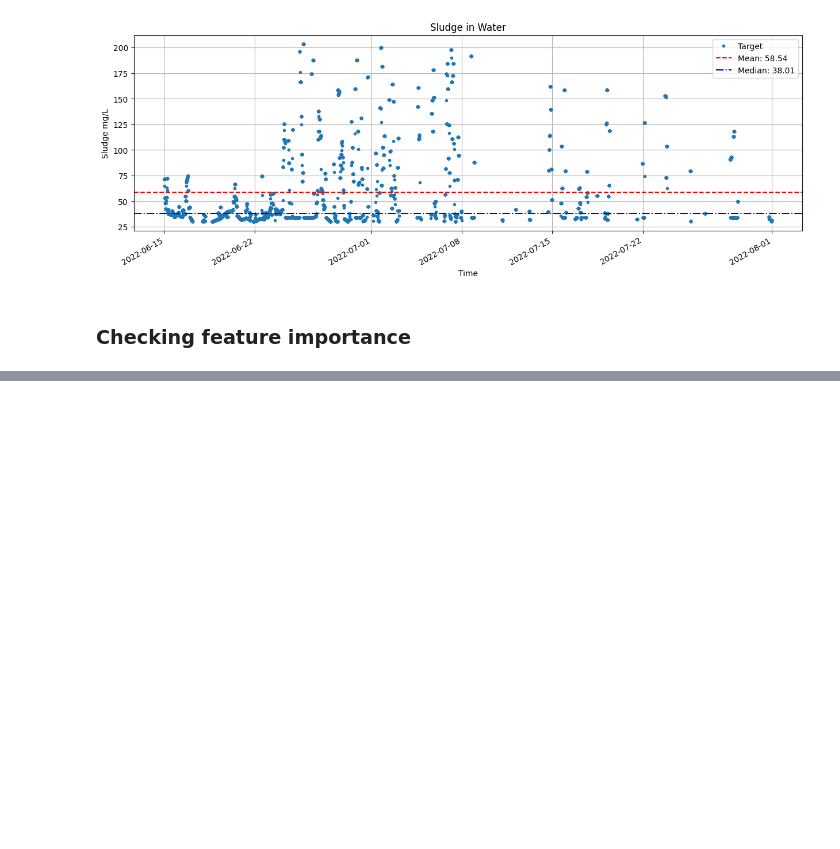
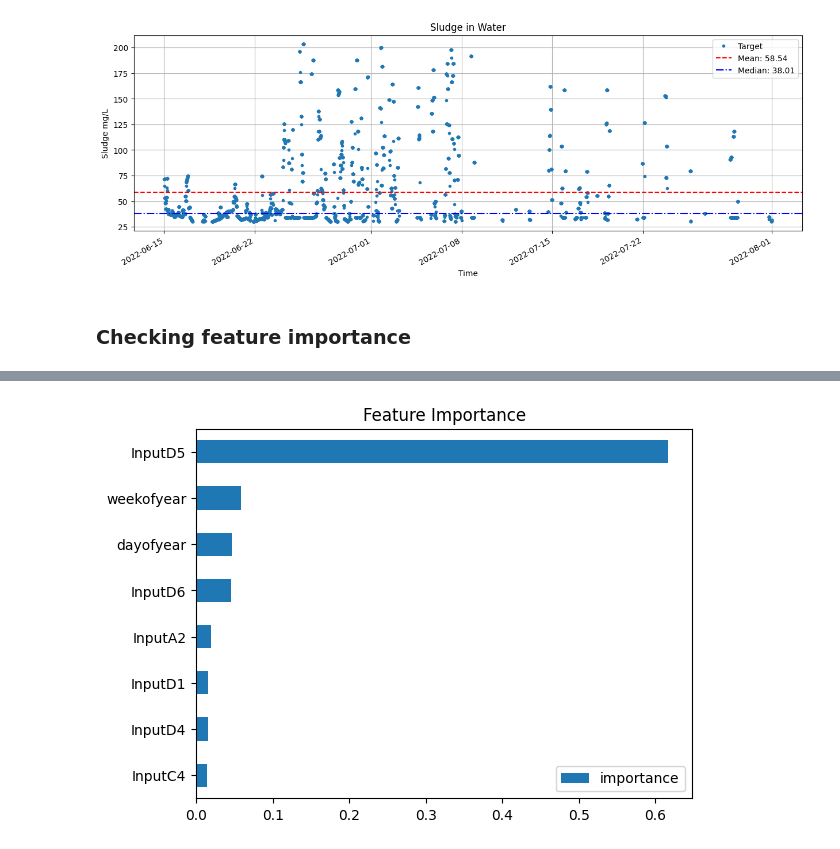
Before and after one commit to fibleep/sludge-water-plant, a Jupyter notebook: water_plants.ipynb, the cells around one changed output, grey strips where cells are left out. Cells and saved outputs as stored; diff of their text form; code cells hidden in the pictures; blank space fills up the shorter version.

```diff
--- a/water_plants.ipynb
+++ b/water_plants.ipynb
@@ -323,0 +326,21 @@ f_importances(polynomial_svm_clf.coef_, df.columns[:-1])
+# %%
+from sklearn.model_selection import train_test_split
+import xgboost as xgb
+
+X_train, X_test, y_train, y_test = train_test_split(df.drop('Target', axis=1), df['Target'], test_size=0.2, random_state=42)
+
+reg = xgb.XGBRegressor(
+    base_score=0.5,
+    booster="gbtree",
+    n_estimators=1000,
+    objective="reg:linear",
+    max_depth=3,
+    learning_rate=0.01
+)
+
+reg.fit(
+    X_train, y_train,
+    eval_set=[(X_train, y_train), (X_test, y_test)],
+    early_stopping_rounds=50,
+    verbose=100
+)
@@ -323,0 +370,8 @@ f_importances(polynomial_svm_clf.coef_, df.columns[:-1])
+# %%
+fi = pd.DataFrame(
+    data=reg.feature_importances_, index=reg.feature_names_in_, columns=["importance"]
+)
+fi.sort_values("importance")[-8:].plot(kind="barh", title="Feature Importance")
+plt.show()
+# %% [output]
+[figure, added]
```
Also changed, not shown: parts of 8 cells of this notebook.
